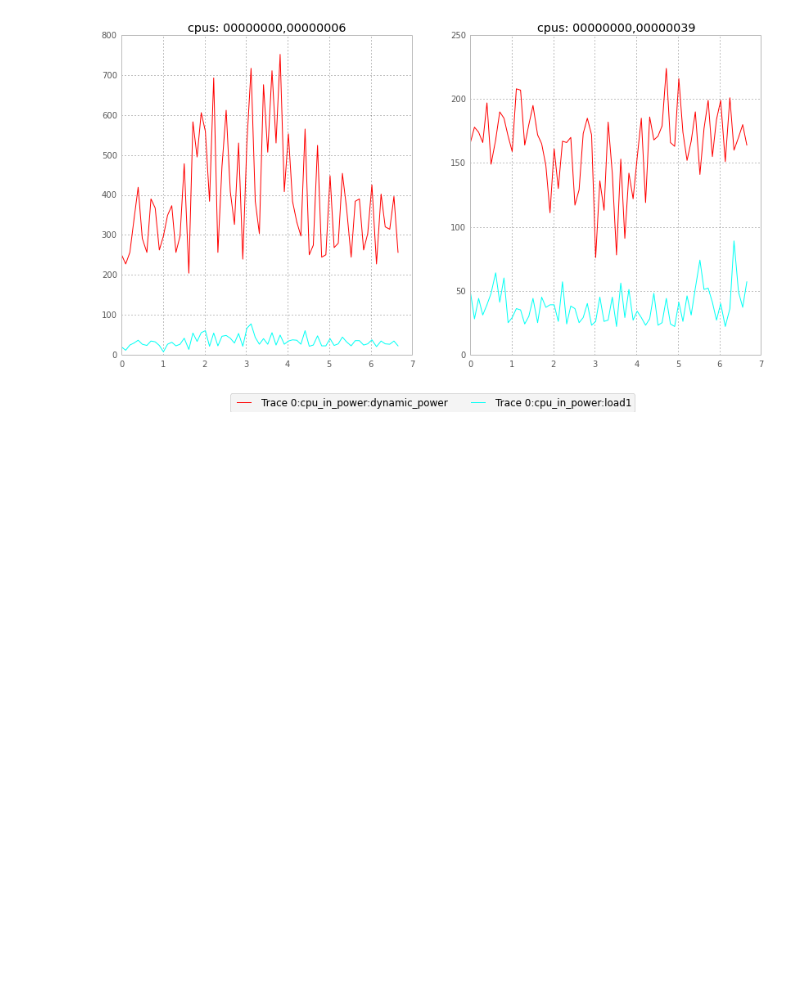
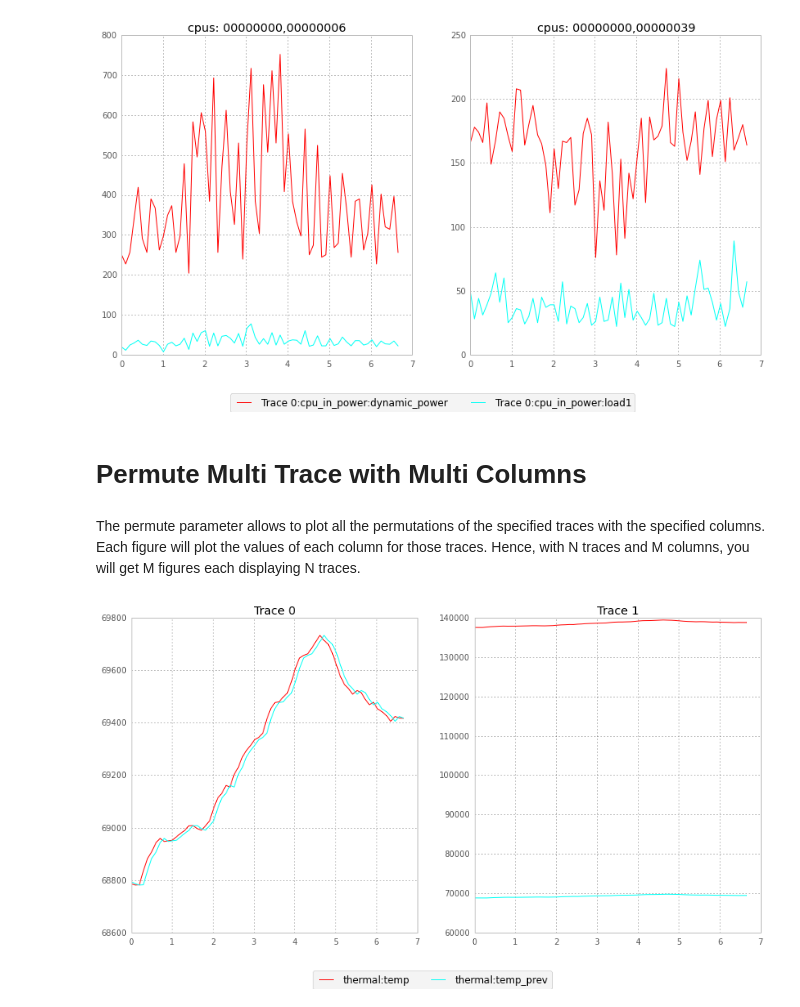
Before and after one commit to ARM-software/lisa, a Jupyter notebook: doc/Plotter.ipynb, the cells around one changed output. Saved outputs shown, nothing was run; the diff lists cells and outputs as text; code cells hidden in the pictures; blank space fills up the shorter version.

Commit message:
doc: merge PlotterPermute into Plotter
The permute documentation is just more documentation about plotter, so
add a new heading to it.

```diff
--- a/doc/Plotter.ipynb
+++ b/doc/Plotter.ipynb
@@ -117,3 +117,12 @@ l = trappy.LinePlot(trace1, signals=["cpu_in_power:dynamic_power", "cpu_in_power
 l.view()
 # %% [output]
 [figure]
+# %% [markdown]
+# Permute Multi Trace with Multi Columns
+# %% [markdown]
+The permute parameter allows to plot all the permutations of the specified traces with the specified columns. Each figure will plot the values of each column for those traces. Hence, with N traces and M columns, you will get M figures each displaying N traces.
+# %%
+l = trappy.LinePlot([trace1, trace2], trappy.thermal.Thermal, column=["temp", "temp_prev"], permute=True)
+l.view()
+# %% [output]
+[figure, added]
```
Also changed, not shown: 1 other file.
